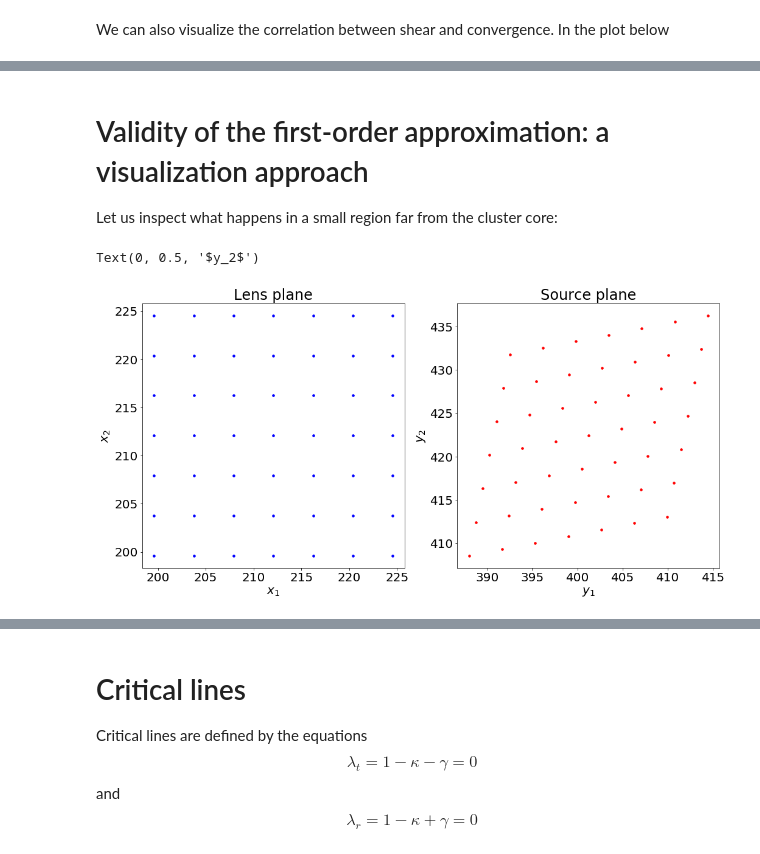
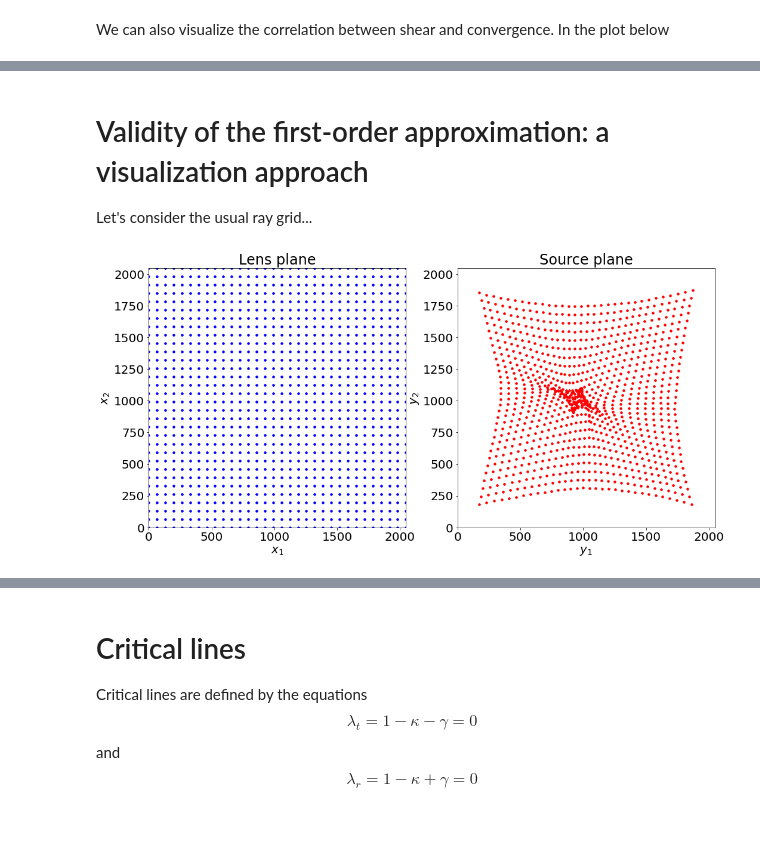
Before and after one commit to maxmen/LensingLectures, a Jupyter notebook: Notebooks/7a_2020_NumLens.ipynb, the cells around one changed output, grey strips where cells are left out. Saved outputs shown, nothing was run; the diff lists cells and outputs as text; code cells hidden in the pictures; blank space fills up the shorter version.

```diff
--- a/Notebooks/7a_2020_NumLens.ipynb
+++ b/Notebooks/7a_2020_NumLens.ipynb
@@ -123,14 +123,13 @@ class deflector(object):
         # define an array of wavenumbers (two components k1,k2)
         k = np.array(np.meshgrid(fft.fftfreq(self.kappa.shape[0])\
                                  ,fft.fftfreq(self.kappa.shape[1]))).astype('float64')
-        pix=1 # pixel scale (now using pixel units)
         #Compute Laplace operator in Fourier space = -4*pi*k^2
         kk = k[0]**2 + k[1]**2
         kk[0,0] = 1.0
         #FFT of the convergence
         kappa_ft = fft.fftn(kappa)
         #compute the FT of the potential
-        kappa_ft *= - pix**2 / (kk * (2.0*np.pi**2))
+        kappa_ft *= - 1.0 / (kk * (2.0*np.pi**2))
         kappa_ft[0,0] = 0.0
         potential=fft.ifftn(kappa_ft)
         return potential.real
@@ -631,53 +630,52 @@ ax[1].quiver(y,x,-fact*np.cos(phi[x,y]),-fact*np.sin(phi[x,y]),
 # %% [markdown]
 # Validity of the first-order approximation: a visualization approach
 
-Let us inspect what happens in a small region far from the cluster core:
+Let's consider the usual ray grid...
 # %%
 ndown=64
-x1=np.linspace(0.95,1.0,np.int(npix/ndown))*(npix-1) # dowsampled x1,x2 coordinates
-x2=np.linspace(0.95,1.0,np.int(npix/ndown))*(npix-1) #
-
-x1=np.linspace(0.4,0.45,np.int(npix/ndown))*(npix-1) # dowsampled x1,x2 coordinates
-x2=np.linspace(0.4,0.45,np.int(npix/ndown))*(npix-1) #
-
-
+x1=np.linspace(0.0,1.0,np.int(npix/ndown))*(npix-1) # dowsampled x1,x2 coordinates
+x2=np.linspace(0.0,1.0,np.int(npix/ndown))*(npix-1) #
 x1_,x2_=np.meshgrid(x1,x2) # downsampled grid
 # now we need to interpolate the defl. angle maps at (x1_,x2_)
 # we can use the method map_coordinates from scipy.ndimage
 from scipy.ndimage import map_coordinates
 
 # first, we need to reshape x1_ and x2_:
 x=np.reshape(x1_,x1_.size)
 y=np.reshape(x2_,x2_.size)
 # then we interpolate:
-angx_=map_coordinates(a1,[[y],[x]],order=5)
-angy_=map_coordinates(a2,[[y],[x]],order=5)
+angx_=map_coordinates(angx,[[y],[x]],order=5)
+angy_=map_coordinates(angy,[[y],[x]],order=5)
 # now we reshape the angles back to a mesh
 angx_=angx_.reshape((np.int(npix/ndown),np.int(npix/ndown)))
 angy_=angy_.reshape((np.int(npix/ndown),np.int(npix/ndown)))
 # finally we ray-trace:
 y1=x1_-angx_
 y2=x2_-angy_
 # or
 #y1=(x1-angx_)
 #y2=np.transpose(x2-np.transpose(angy_))
 
 #plot the results
 font = {'family' : 'DejaVu Sans',
         'weight' : 'normal',
         'size'   : 20}
 import matplotlib
 matplotlib.rc('font', **font)
 
 fig,ax=plt.subplots(1,2,figsize=(17,8))
 ax[0].plot(np.reshape(x1_,x2_.size),np.reshape(x2_,x2_.size),'o',color='blue',markersize=3.5)
 ax[1].plot(np.reshape(y1,y1.size),np.reshape(y2,y2.size),'o',color='red',markersize=3.5)
 ax[0].set_title('Lens plane')
 ax[1].set_title('Source plane')
-ax[0].set_xlabel(r'$x_1$')
-ax[0].set_ylabel(r'$x_2$')
-ax[1].set_xlabel(r'$y_1$')
-ax[1].set_ylabel(r'$y_2$')
+ax[0].set_xlabel('$x_1$')
+ax[0].set_ylabel('$x_2$')
+ax[1].set_xlabel('$y_1$')
+ax[1].set_ylabel('$y_2$')
+for i in [0,1]:
+    ax[i].set_xlim([0,np.max(x1)])
+    ax[i].set_ylim([0,np.max(x2)])
+
+fig.savefig('raytracing.png')
 # %% [output]
-Text(0, 0.5, '$y_2$')
-[figure, old version]
+[figure, new version]
```
Also changed, not shown: parts of 11 cells of this notebook.
